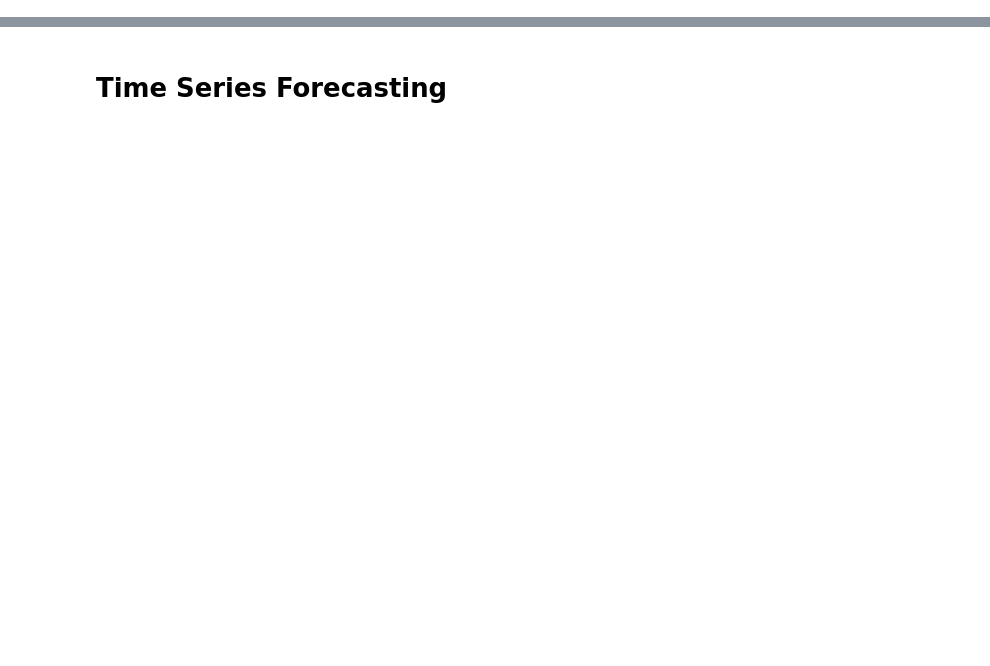
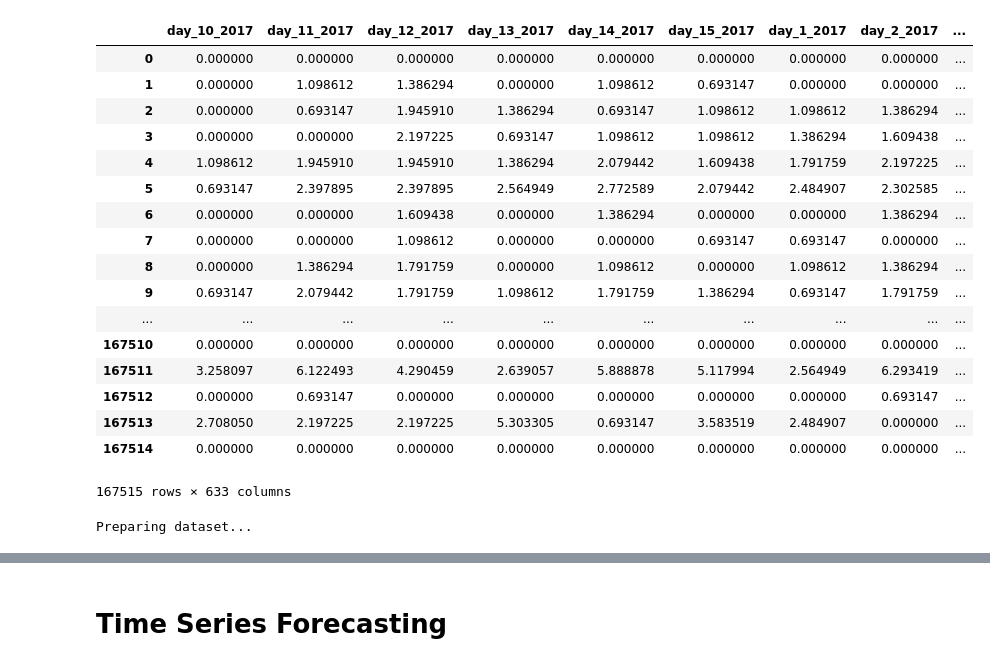
Before and after one commit to failure2communicate/Catalog_optimization, a Jupyter notebook: Time_series_forecasting.ipynb, the cells around one changed output, grey strips where cells are left out. Drawn from its saved outputs; the diff is of its cells as text; code cells hidden in the pictures; blank space fills up the shorter version.

```diff
--- a/Time_series_forecasting.ipynb
+++ b/Time_series_forecasting.ipynb
@@ -0,0 +214,53 @@
+# %%
+X_val
+# %% [output]
+|  | day_10_2017 | day_11_2017 | day_12_2017 | day_13_2017 | day_14_2017 | day_15_2017 | day_1_2017 | day_2_2017 | ... |
+| 0 | 0.000000 | 0.000000 | 0.000000 | 0.000000 | 0.000000 | 0.000000 | 0.000000 | 0.000000 | ... |
+| 1 | 0.000000 | 1.098612 | 1.386294 | 0.000000 | 1.098612 | 0.693147 | 0.000000 | 0.000000 | ... |
+| 2 | 0.000000 | 0.693147 | 1.945910 | 1.386294 | 0.693147 | 1.098612 | 1.098612 | 1.386294 | ... |
+| 3 | 0.000000 | 0.000000 | 2.197225 | 0.693147 | 1.098612 | 1.098612 | 1.386294 | 1.609438 | ... |
+| 4 | 1.098612 | 1.945910 | 1.945910 | 1.386294 | 2.079442 | 1.609438 | 1.791759 | 2.197225 | ... |
+| 5 | 0.693147 | 2.397895 | 2.397895 | 2.564949 | 2.772589 | 2.079442 | 2.484907 | 2.302585 | ... |
+| 6 | 0.000000 | 0.000000 | 1.609438 | 0.000000 | 1.386294 | 0.000000 | 0.000000 | 1.386294 | ... |
+| 7 | 0.000000 | 0.000000 | 1.098612 | 0.000000 | 0.000000 | 0.693147 | 0.693147 | 0.000000 | ... |
+| 8 | 0.000000 | 1.386294 | 1.791759 | 0.000000 | 1.098612 | 0.000000 | 1.098612 | 1.386294 | ... |
+| 9 | 0.693147 | 2.079442 | 1.791759 | 1.098612 | 1.791759 | 1.386294 | 0.693147 | 1.791759 | ... |
+| ... | ... | ... | ... | ... | ... | ... | ... | ... | ... |
+| 167510 | 0.000000 | 0.000000 | 0.000000 | 0.000000 | 0.000000 | 0.000000 | 0.000000 | 0.000000 | ... |
+| 167511 | 3.258097 | 6.122493 | 4.290459 | 2.639057 | 5.888878 | 5.117994 | 2.564949 | 6.293419 | ... |
+| 167512 | 0.000000 | 0.693147 | 0.000000 | 0.000000 | 0.000000 | 0.000000 | 0.000000 | 0.693147 | ... |
+| 167513 | 2.708050 | 2.197225 | 2.197225 | 5.303305 | 0.693147 | 3.583519 | 2.484907 | 0.000000 | ... |
+| 167514 | 0.000000 | 0.000000 | 0.000000 | 0.000000 | 0.000000 | 0.000000 | 0.000000 | 0.000000 | ... |
+167515 rows × 633 columns
+# %%
+from datetime import date, timedelta
+import gc
+print("Preparing dataset...")
+
+t2017 = date(2017, 6, 14)
+num_days = 6
+X_l, y_l = [], []
+for i in range(num_days):
+    delta = timedelta(days=7 * i)
+    X_tmp, y_tmp = prepare_dataset(df_train, promo_2017, t2017 + delta)
+
+    X_tmp2 = prepare_dataset(df_2017_item, promo_2017_item, t2017 + delta, is_train=False, name_prefix='item')
+    X_tmp2.index = df_2017_item.index
+    X_tmp2 = X_tmp2.reindex(df_train.index.get_level_values(1)).reset_index(drop=True)
+
+    X_tmp3 = prepare_dataset(df_2017_store_class, df_2017_promo_store_class, t2017 + delta, is_train=False, name_prefix='store_class')
+    X_tmp3.index = df_2017_store_class.index
+    X_tmp3 = X_tmp3.reindex(df_2017_store_class_index).reset_index(drop=True)
+
+    X_tmp = pd.concat([X_tmp, X_tmp2, X_tmp3, items.reset_index(), stores.reset_index()], axis=1)
+    X_l.append(X_tmp)
+    y_l.append(y_tmp)
+
+    del X_tmp2
+    gc.collect()
+
+X_train = pd.concat(X_l, axis=0)
+y_train = np.concatenate(y_l, axis=0)
+del X_l, y_l
+# %% [output]
+Preparing dataset...
```
Also changed, not shown: parts of 19 cells of this notebook.
